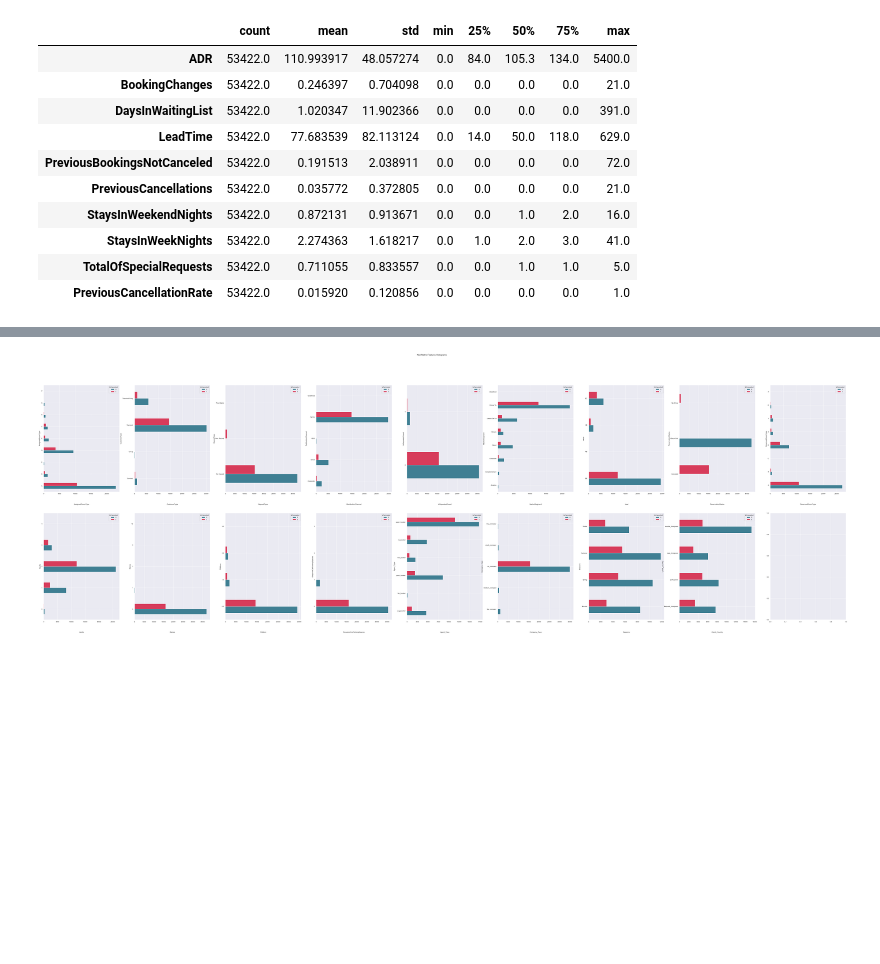
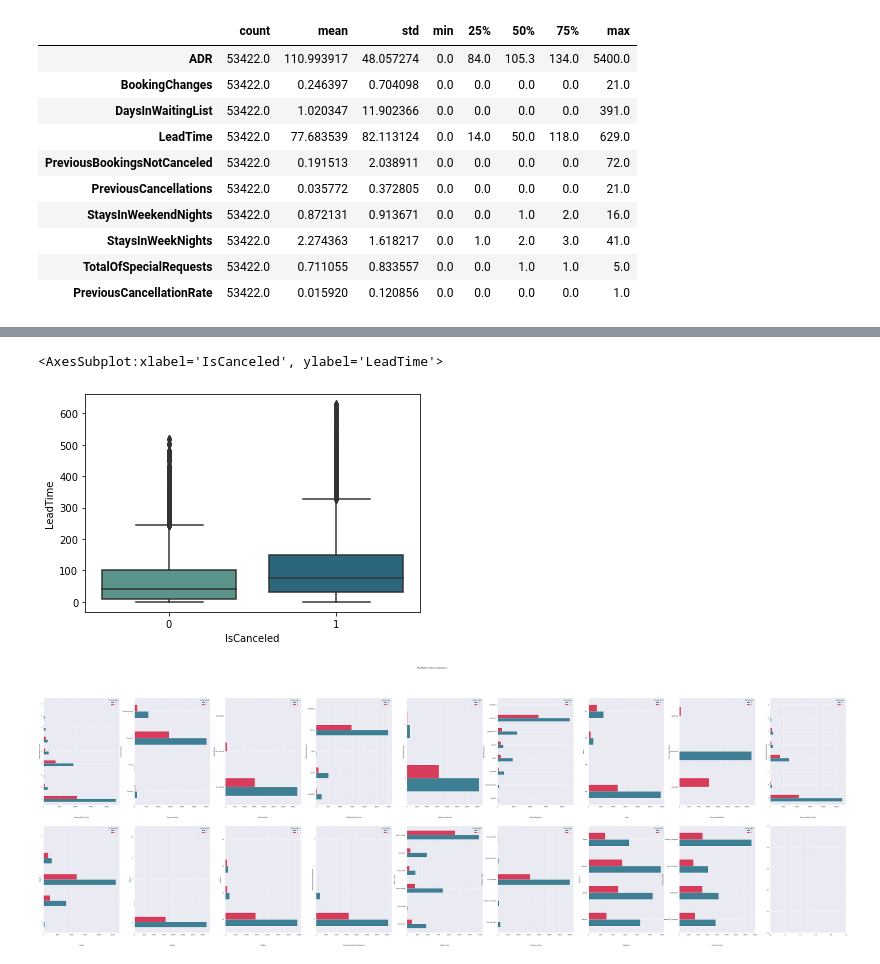
Before and after one commit to diogobulhosa/BC2, a Jupyter notebook: scripts/BC2-Notebook_Visuals.ipynb, the cells around one changed output, grey strips where cells are left out. Saved outputs shown, nothing was run; the diff lists cells and outputs as text; code cells hidden in the pictures; blank space fills up the shorter version.

```diff
--- a/scripts/BC2-Notebook_Visuals.ipynb
+++ b/scripts/BC2-Notebook_Visuals.ipynb
@@ -57,3 +64,10 @@ plt.show()
+# %%
+sns.boxplot(x = df.IsCanceled,
+            y = df.LeadTime,
+            palette='crest')
+# %% [output]
+<AxesSubplot:xlabel='IsCanceled', ylabel='LeadTime'>
+[figure, added]
 # %%
 # Non Metric Features Histograms except dates
 nmtplotft = ['AssignedRoomType', 'CustomerType', 'DepositType',
```
Also changed, not shown: parts of 2 cells of this notebook, 3 other files.
